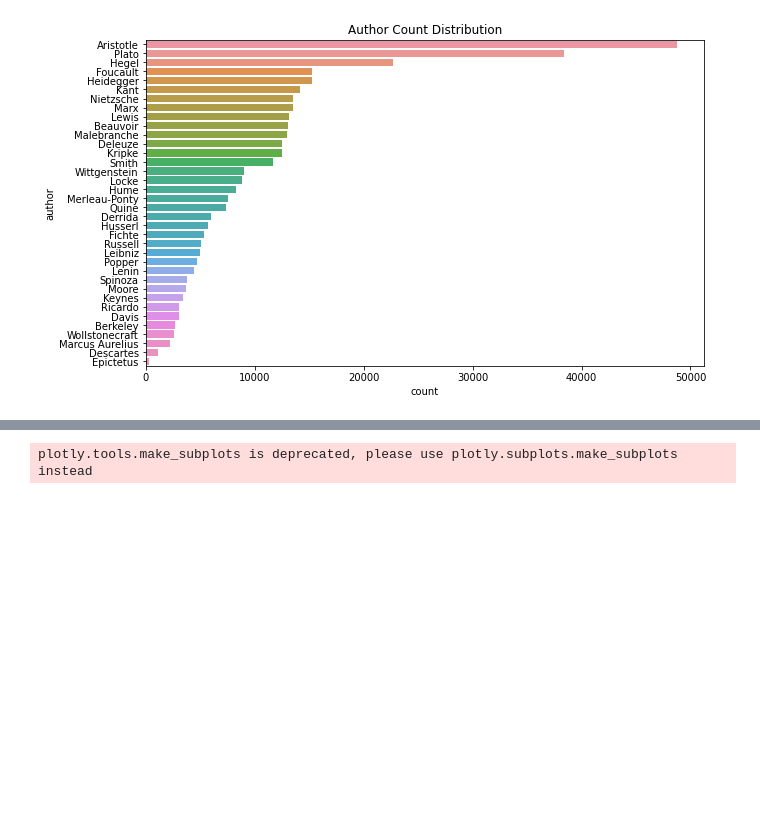
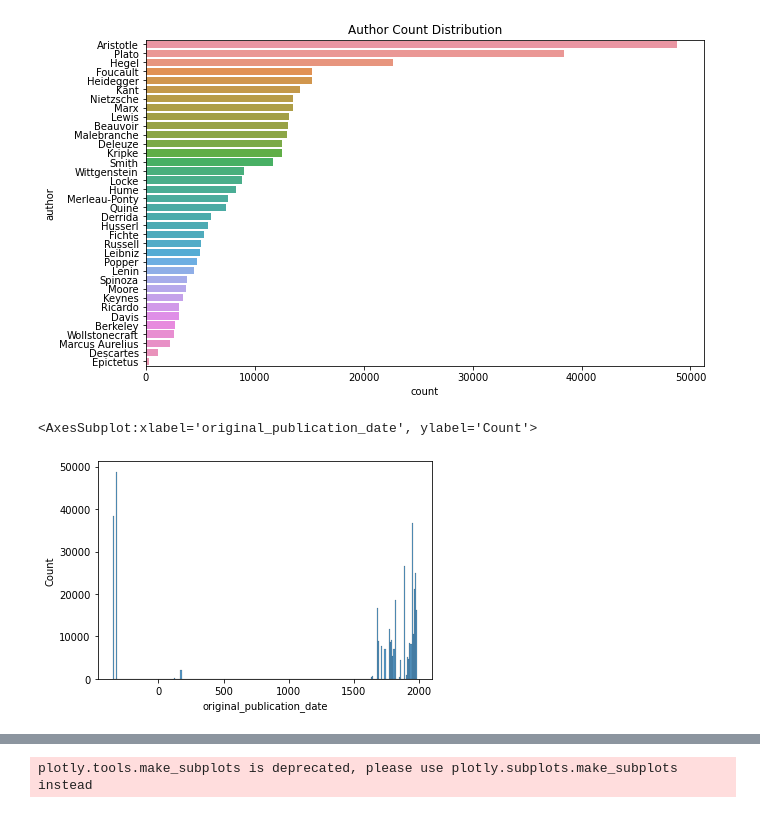
Before and after one commit to woonsupkim/NLP_Philosophy_DataStory, a Jupyter notebook: Project1.ipynb, the cells around one changed output, grey strips where cells are left out. Drawn from its saved outputs; the diff is of its cells as text; code cells hidden in the pictures; blank space fills up the shorter version.

Commit message:
visuals

```diff
--- a/Project1.ipynb
+++ b/Project1.ipynb
@@ -132,3 +132,8 @@ sns.countplot(y = 'author', data = df2, order = df2['author'].value_counts().ind
 # %% [output]
 <AxesSubplot:title={'center':'Author Count Distribution'}, xlabel='count', ylabel='author'>
 [figure]
+# %%
+sns.histplot(x='original_publication_date', data = df2)
+# %% [output]
+<AxesSubplot:xlabel='original_publication_date', ylabel='Count'>
+[figure, added]
```
Also changed, not shown: parts of 5 cells of this notebook.
